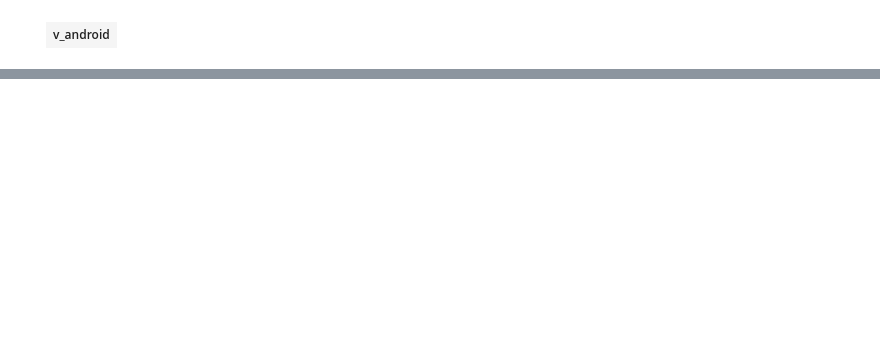
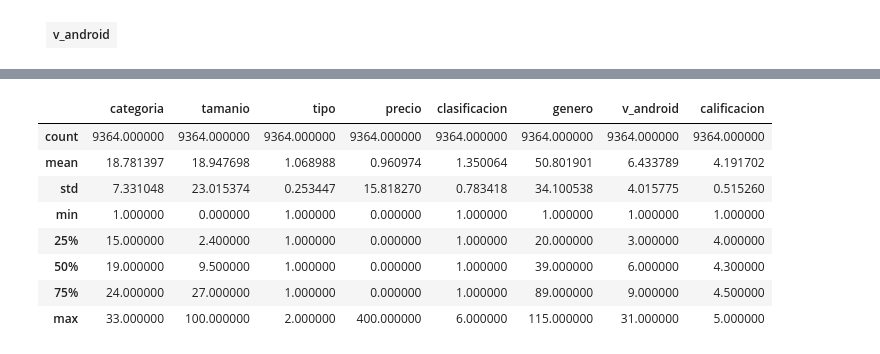
Before and after one commit to OscarAnCorzo/precalificador_apps, a Jupyter notebook: notebook/proyecto.ipynb, the cells around one changed output, grey strips where cells are left out. Drawn from its saved outputs; the diff is of its cells as text; code cells hidden in the pictures; blank space fills up the shorter version.

```diff
--- a/notebook/proyecto.ipynb
+++ b/notebook/proyecto.ipynb
@@ -370,4 +379,0 @@ array([0, 1, 2, 3])
-# %%
-l = d['tipo'].unique()[0]
-d.tipo = d.tipo.replace(l, 0)
-d.tipo = d.tipo.replace('Paid', 1)
@@ -378,0 +396,3 @@ d.tipo = d.tipo.replace('Paid', 1)
+# %%
+d['precio'] = d['precio'].apply(lambda x: str(x).replace('$', '') if '$' in str(x) else x)
+d['precio'] = d['precio'].apply(lambda x: float(x))
@@ -624,0 +648,12 @@ Categories (3, object): [a < b < c]
+# %%
+d.describe()
+# %% [output]
+|  | categoria | tamanio | tipo | precio | clasificacion | genero | v_android | calificacion |
+| count | 9364.000000 | 9364.000000 | 9364.000000 | 9364.000000 | 9364.000000 | 9364.000000 | 9364.000000 | 9364.000000 |
+| mean | 18.781397 | 18.947698 | 1.068988 | 0.960974 | 1.350064 | 50.801901 | 6.433789 | 4.191702 |
+| std | 7.331048 | 23.015374 | 0.253447 | 15.818270 | 0.783418 | 34.100538 | 4.015775 | 0.515260 |
+| min | 1.000000 | 0.000000 | 1.000000 | 0.000000 | 1.000000 | 1.000000 | 1.000000 | 1.000000 |
+| 25% | 15.000000 | 2.400000 | 1.000000 | 0.000000 | 1.000000 | 20.000000 | 3.000000 | 4.000000 |
+| 50% | 19.000000 | 9.500000 | 1.000000 | 0.000000 | 1.000000 | 39.000000 | 6.000000 | 4.300000 |
+| 75% | 24.000000 | 27.000000 | 1.000000 | 0.000000 | 1.000000 | 89.000000 | 9.000000 | 4.500000 |
+| max | 33.000000 | 100.000000 | 2.000000 | 400.000000 | 6.000000 | 115.000000 | 31.000000 | 5.000000 |
```
Also changed, not shown: parts of 36 cells of this notebook.
